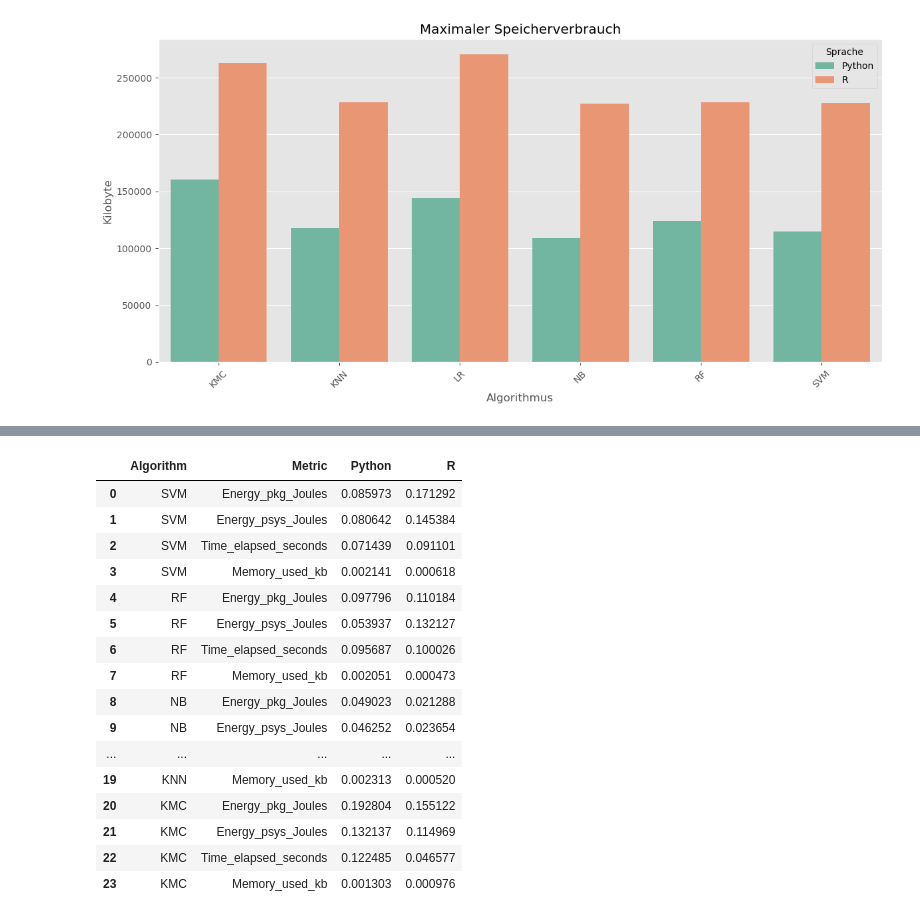
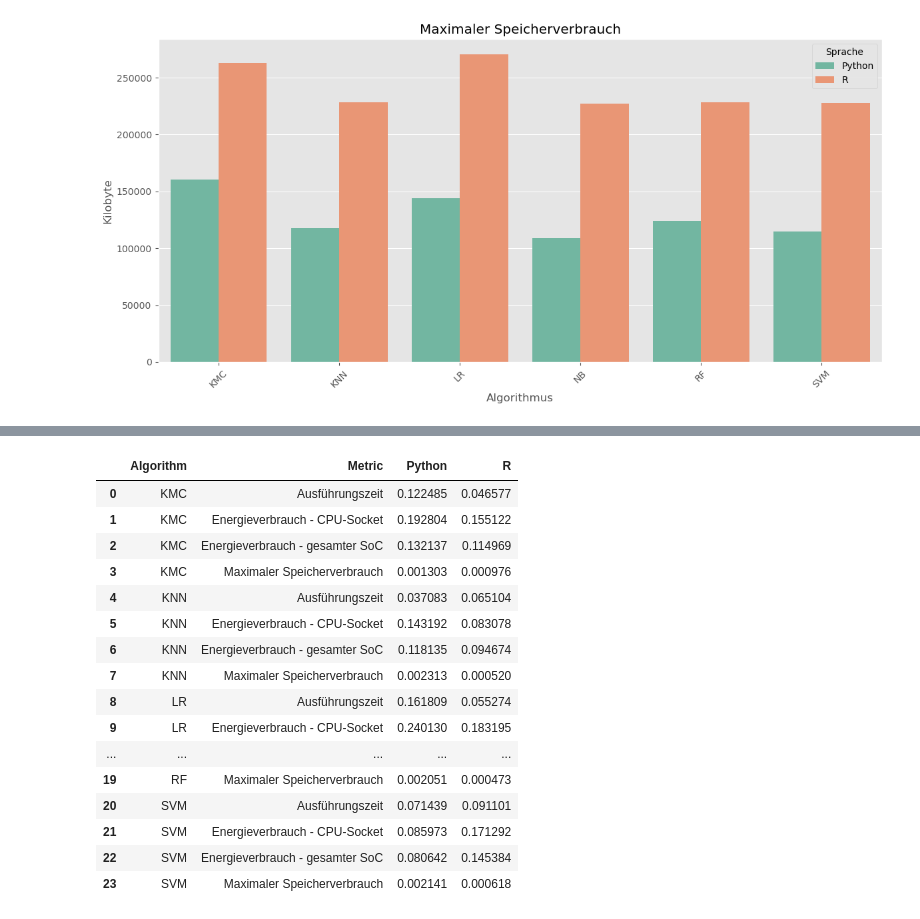
Before and after one commit to moot20/EnergyConsumptionML-ComparisonPythonR, a Jupyter notebook: results_analysis.ipynb, the cells around one changed output, grey strips where cells are left out. Cells and saved outputs as stored; diff of their text form; code cells hidden in the pictures.

```diff
--- a/results_analysis.ipynb
+++ b/results_analysis.ipynb
@@ -229,38 +241,48 @@ results_df
 # %%
 # Variationskoeffizienten (CV)
 
 cv_data = []
 
 for algo in df['Algorithm'].unique():
     for metric in metrics:
         python_values = df[(df['Algorithm'] == algo) & (df['Language'] == 'Python')][metric]
         r_values = df[(df['Algorithm'] == algo) & (df['Language'] == 'R')][metric]
         cv_python = python_values.std() / python_values.mean()
         cv_r = r_values.std() / r_values.mean()
         cv_data.append({
             'Algorithm': algo,
             'Metric': metric,
             'Python': cv_python,
             'R': cv_r
             })
 
 cv_df = pd.DataFrame(cv_data)
+
+cv_df['Metric'] = cv_df['Metric'].replace({
+    'Energy_pkg_Joules': 'Energieverbrauch - CPU-Socket',
+    'Energy_psys_Joules': 'Energieverbrauch - gesamter SoC',
+    'Time_elapsed_seconds': 'Ausführungszeit',
+    'Memory_used_kb': 'Maximaler Speicherverbrauch'
+})
+
+cv_df = cv_df.sort_values(by=['Algorithm', 'Metric']).reset_index(drop=True)
+
 cv_df
 # %% [output]
 |  | Algorithm | Metric | Python | R |
-| 0 | SVM | Energy_pkg_Joules | 0.085973 | 0.171292 |
-| 1 | SVM | Energy_psys_Joules | 0.080642 | 0.145384 |
-| 2 | SVM | Time_elapsed_seconds | 0.071439 | 0.091101 |
-| 3 | SVM | Memory_used_kb | 0.002141 | 0.000618 |
-| 4 | RF | Energy_pkg_Joules | 0.097796 | 0.110184 |
-| 5 | RF | Energy_psys_Joules | 0.053937 | 0.132127 |
-| 6 | RF | Time_elapsed_seconds | 0.095687 | 0.100026 |
-| 7 | RF | Memory_used_kb | 0.002051 | 0.000473 |
-| 8 | NB | Energy_pkg_Joules | 0.049023 | 0.021288 |
-| 9 | NB | Energy_psys_Joules | 0.046252 | 0.023654 |
+| 0 | KMC | Ausführungszeit | 0.122485 | 0.046577 |
+| 1 | KMC | Energieverbrauch - CPU-Socket | 0.192804 | 0.155122 |
+| 2 | KMC | Energieverbrauch - gesamter SoC | 0.132137 | 0.114969 |
+| 3 | KMC | Maximaler Speicherverbrauch | 0.001303 | 0.000976 |
+| 4 | KNN | Ausführungszeit | 0.037083 | 0.065104 |
+| 5 | KNN | Energieverbrauch - CPU-Socket | 0.143192 | 0.083078 |
+| 6 | KNN | Energieverbrauch - gesamter SoC | 0.118135 | 0.094674 |
+| 7 | KNN | Maximaler Speicherverbrauch | 0.002313 | 0.000520 |
+| 8 | LR | Ausführungszeit | 0.161809 | 0.055274 |
+| 9 | LR | Energieverbrauch - CPU-Socket | 0.240130 | 0.183195 |
 | ... | ... | ... | ... | ... |
-| 19 | KNN | Memory_used_kb | 0.002313 | 0.000520 |
-| 20 | KMC | Energy_pkg_Joules | 0.192804 | 0.155122 |
-| 21 | KMC | Energy_psys_Joules | 0.132137 | 0.114969 |
-| 22 | KMC | Time_elapsed_seconds | 0.122485 | 0.046577 |
-| 23 | KMC | Memory_used_kb | 0.001303 | 0.000976 |
+| 19 | RF | Maximaler Speicherverbrauch | 0.002051 | 0.000473 |
+| 20 | SVM | Ausführungszeit | 0.071439 | 0.091101 |
+| 21 | SVM | Energieverbrauch - CPU-Socket | 0.085973 | 0.171292 |
+| 22 | SVM | Energieverbrauch - gesamter SoC | 0.080642 | 0.145384 |
+| 23 | SVM | Maximaler Speicherverbrauch | 0.002141 | 0.000618 |
```
Also changed, not shown: parts of 1 cell of this notebook.
